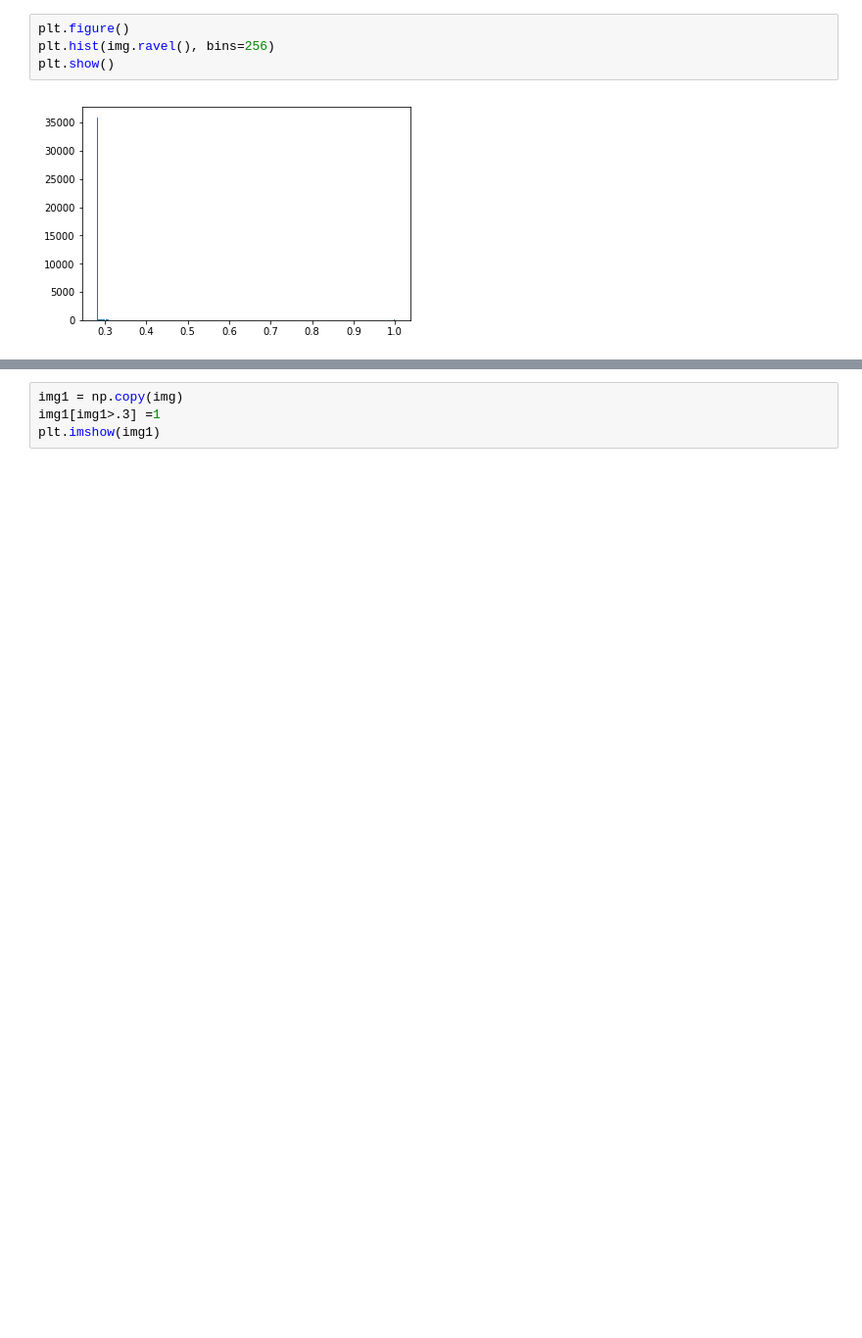
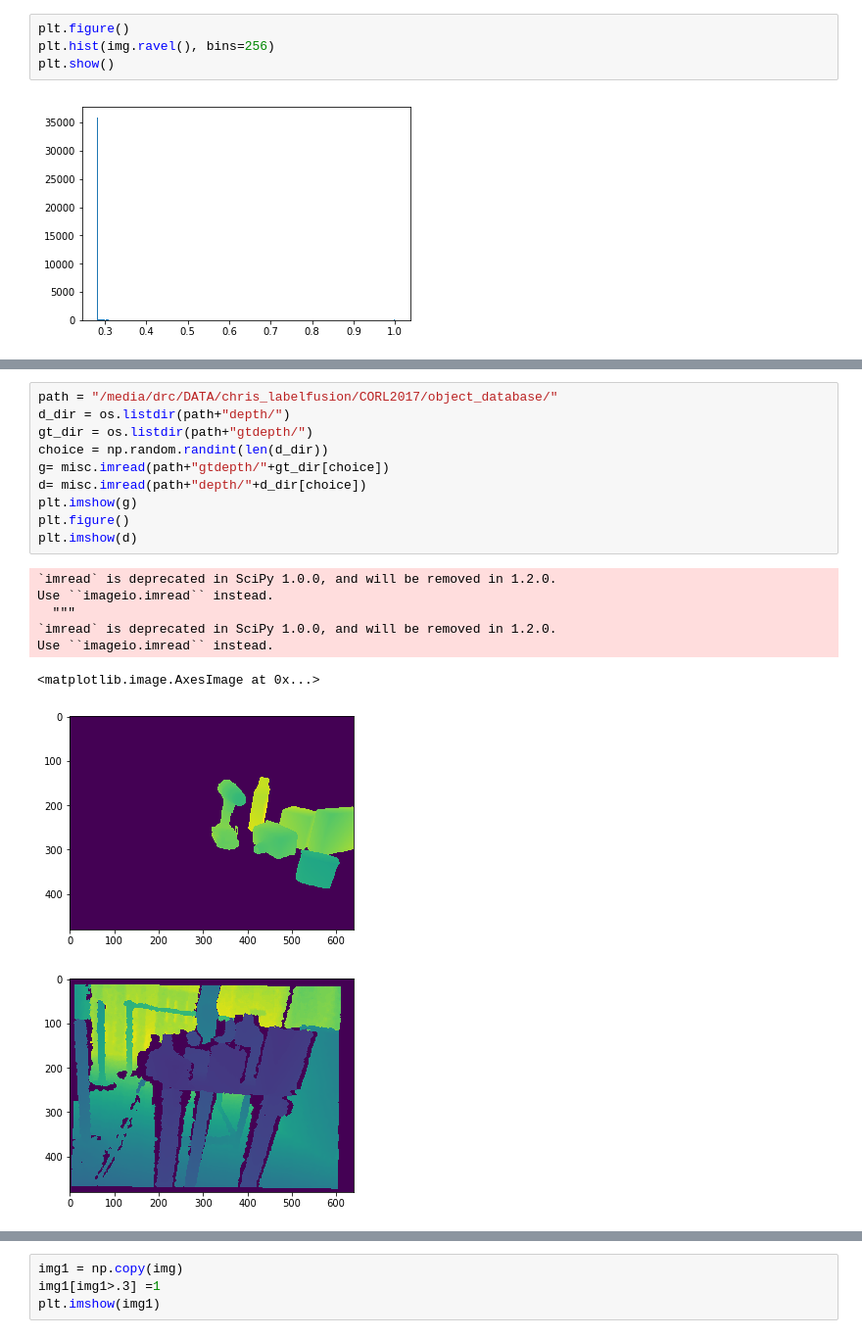
Before and after one commit to RobotLocomotion/spartan, a Jupyter notebook: src/DepthSim/python/notebooks/pixel-wise-cnnRes.ipynb, the cells around one changed output, grey strips where cells are left out. Shown at 98% size. Cells and saved outputs as stored; diff of their text form; blank space fills up the shorter version.

```diff
--- a/src/DepthSim/python/notebooks/pixel-wise-cnnRes.ipynb
+++ b/src/DepthSim/python/notebooks/pixel-wise-cnnRes.ipynb
@@ -462,3 +709,22 @@ imgs_mask_test = model.predict_on_batch(X_Test)
 # %% [output]
 `imread` is deprecated in SciPy 1.0.0, and will be removed in 1.2.0.
 Use ``imageio.imread`` instead.
+# %%
+path = "/media/drc/DATA/chris_labelfusion/CORL2017/object_database/"
+d_dir = os.listdir(path+"depth/")
+gt_dir = os.listdir(path+"gtdepth/")
+choice = np.random.randint(len(d_dir))
+g= misc.imread(path+"gtdepth/"+gt_dir[choice])
+d= misc.imread(path+"depth/"+d_dir[choice])
+plt.imshow(g)
+plt.figure()
+plt.imshow(d)
+# %% [output]
+`imread` is deprecated in SciPy 1.0.0, and will be removed in 1.2.0.
+Use ``imageio.imread`` instead.
+  """
+`imread` is deprecated in SciPy 1.0.0, and will be removed in 1.2.0.
+Use ``imageio.imread`` instead.
+<matplotlib.image.AxesImage at 0x...>
+[figure, added]
+[figure, added]
```
Also changed, not shown: parts of 26 cells of this notebook, 4 other files.
